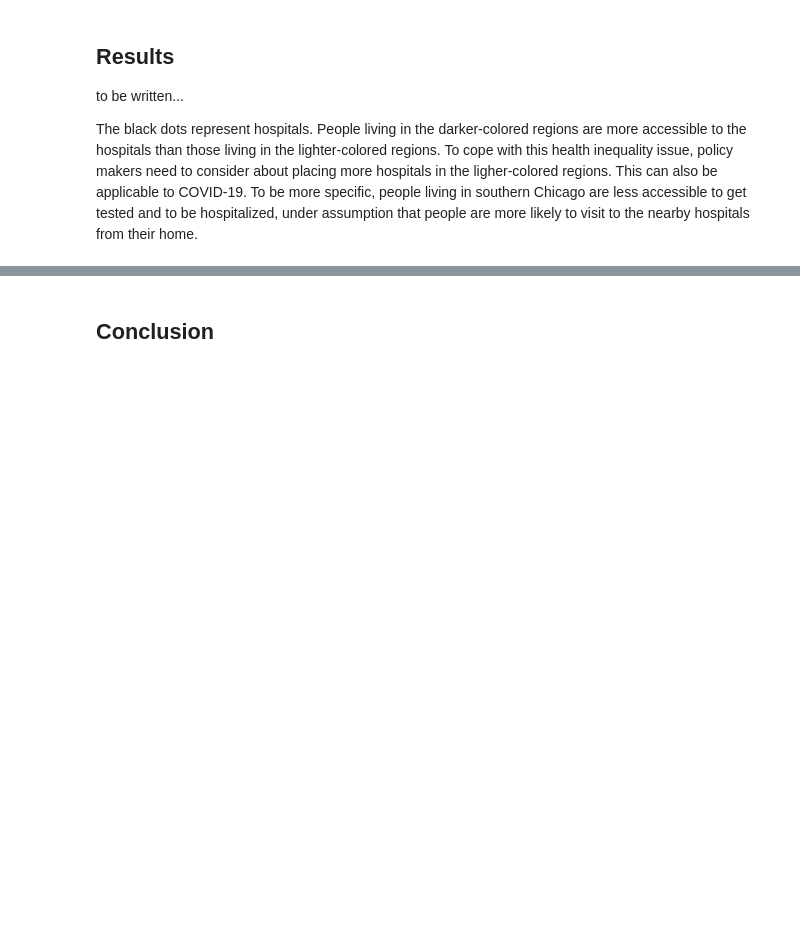
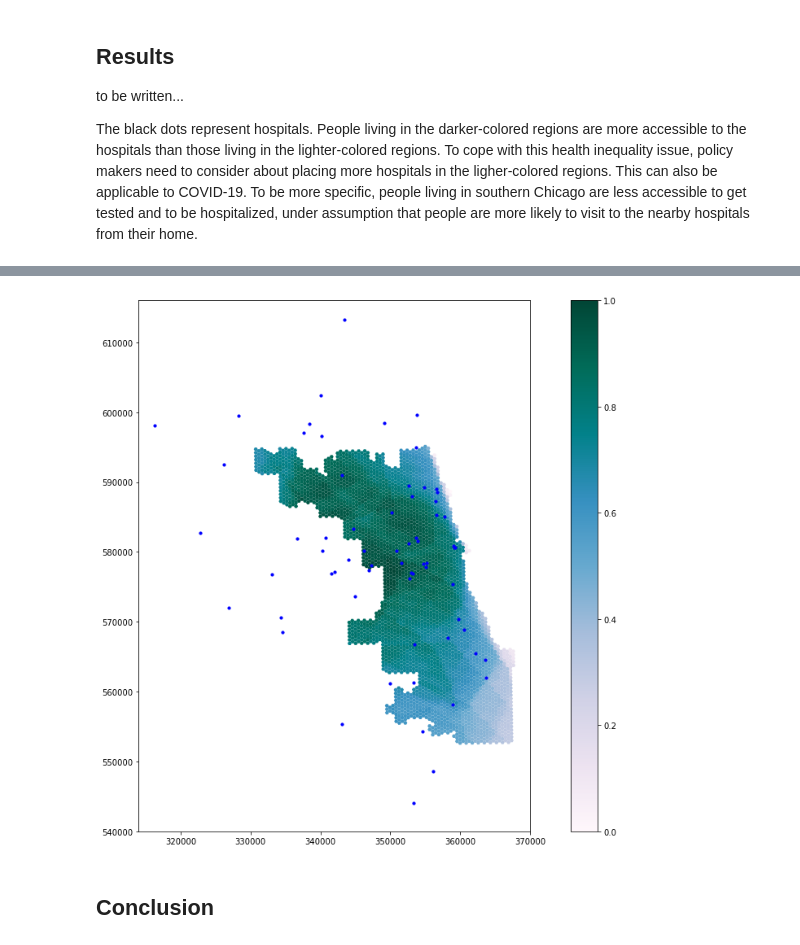
Before and after one commit to whprocter/RPr-Kang-2020, a Jupyter notebook: COVID-19Acc.ipynb, the cells around one changed output, grey strips where cells are left out. Cells and saved outputs as stored; diff of their text form; code cells hidden in the pictures; blank space fills up the shorter version.

```diff
--- a/COVID-19Acc.ipynb
+++ b/COVID-19Acc.ipynb
@@ -459,6 +525,12 @@ def file_import (pop_type, region):
 # %%
 %%time
+# this version will map hospitals with their projected geometries instead of their x- and y-coordinates
+# this enables us to make a projected map at the end
 def output_map(output_grid, base_map, hospitals, resource):
-    ax=output_grid.plot(column=resource, cmap='OrRd',figsize=(18,12), legend=True, zorder=1)
+    ax=output_grid.plot(column=resource, cmap='PuBuGn',figsize=(18,12), legend=True, zorder=1)
+    # we need to set bounds for our x- and y-axes because it lookslike there's  a weird
+    # point at the bottom left of the map that's messing up our frame
+    ax.set_xlim([314000, 370000])
+    ax.set_ylim([540000, 616000])
     base_map.plot(ax=ax, facecolor="none", edgecolor='gray', lw=0.1)
-    ax.scatter(hospitals.X, hospitals.Y, zorder=1, c='black', s=8)
+    hospitals.plot(ax=ax, markersize=10, zorder=1, c='blue')
@@ -521,5 +628,9 @@ to be written...
 The black dots represent hospitals. People living in the darker-colored regions are more accessible to the hospitals than those living in the lighter-colored regions. To cope with this health inequality issue, policy makers need to consider about placing more hospitals in the ligher-colored regions. This can also be applicable to COVID-19. To be more specific, people living in southern Chicago are less accessible to get tested and to be hospitalized, under assumption that people are more likely to visit to the nearby hospitals from their home.
 # %%
 %%time
-result = result.to_crs({'init': 'epsg:4326'})
+# project the hospitals and catchment areas for a better-looking map
+# EPSG:26971 is NAD 83 / Illinois East, suitable for Chicago
+hospitals = hospitals.to_crs({'init': 'epsg:26971'})
+result = result.to_crs({'init': 'epsg:26971'})
 output_map(result, pop_data, hospitals, resource_dropdown.value)
+# %% [output]
@@ -526,3 +639,4 @@ output_map(result, pop_data, hospitals, resource_dropdown.value)
+[figure, added]
 # %% [markdown]
 ## Conclusion
 # %% [markdown]
```
Also changed, not shown: parts of 24 cells of this notebook.
